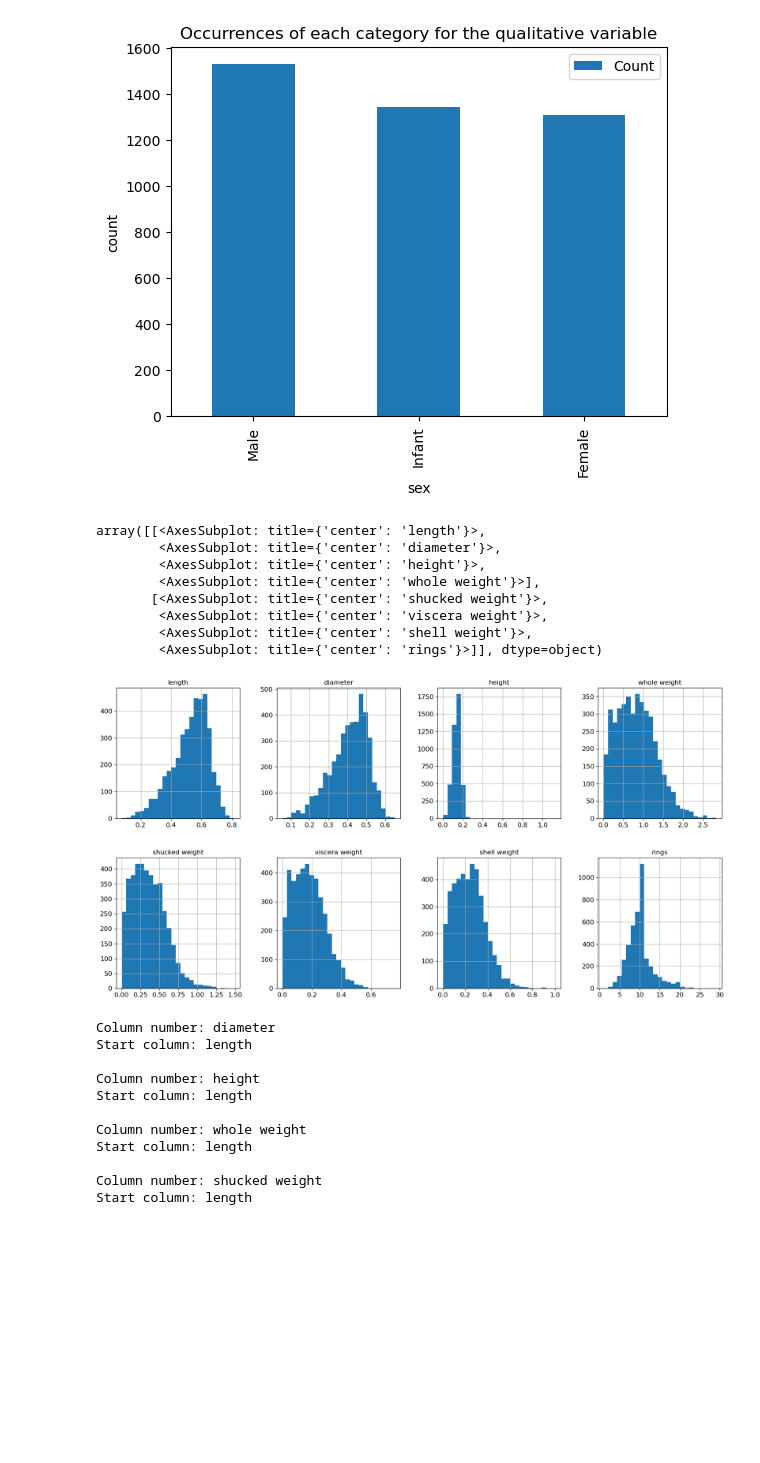
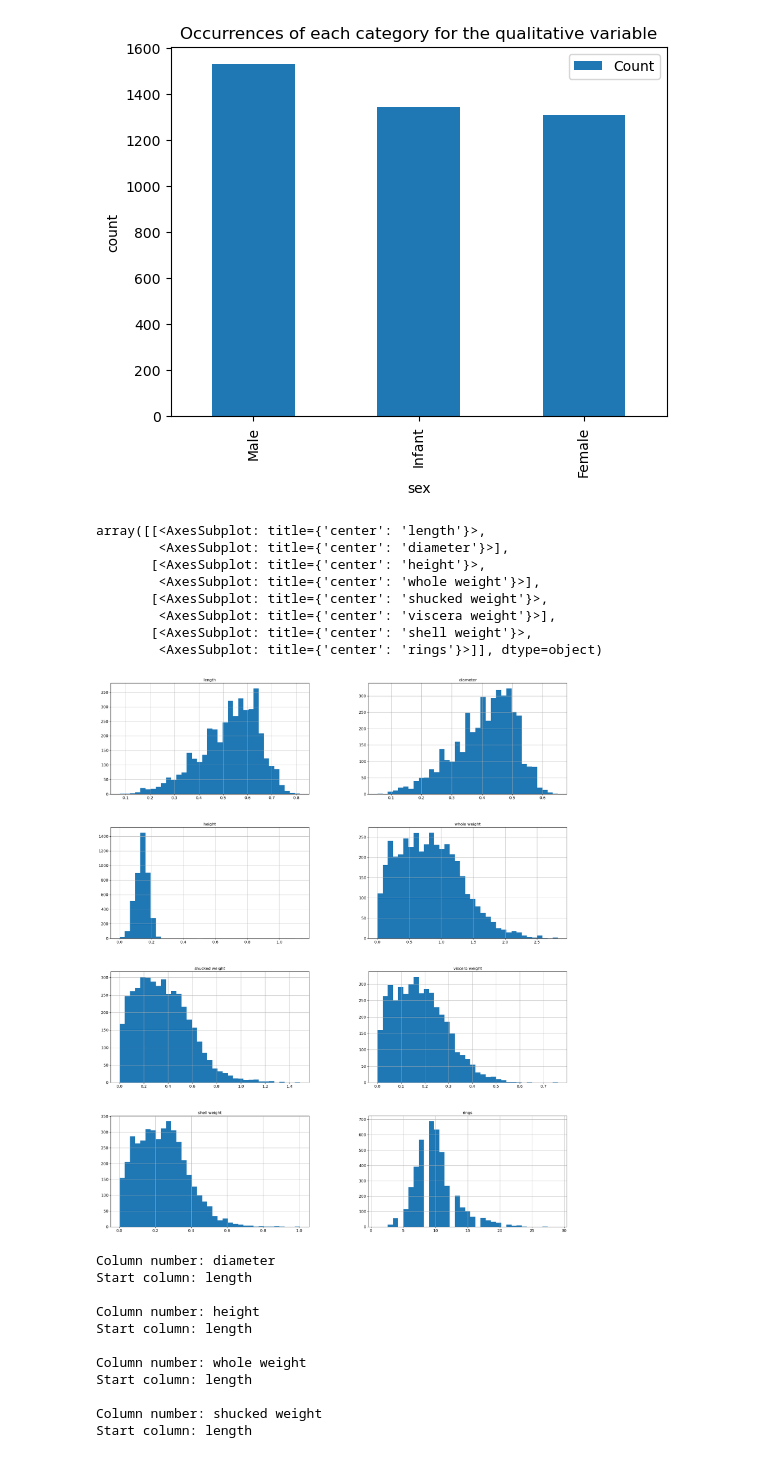
Before and after one commit to Panda1246/programmingInPython, a Jupyter notebook: assignment_1/analysis.ipynb, the cells around one changed output. Saved outputs shown, nothing was run; the diff lists cells and outputs as text; code cells hidden in the pictures; blank space fills up the shorter version.

```diff
--- a/assignment_1/analysis.ipynb
+++ b/assignment_1/analysis.ipynb
@@ -76,18 +76,18 @@ display(distChart)
 # %%
 
 
-dfHist = dataFrame.hist(layout=(2, 4), figsize=(20, 10), xlabelsize=12, ylabelsize=12, bins=25)
+dfHist = dataFrame.hist(layout=(4, 2), figsize=(25, 30), xlabelsize=12, ylabelsize=12, bins=35)
 display(dfHist)
 # %% [output]
 array([[<AxesSubplot: title={'center': 'length'}>,
-        <AxesSubplot: title={'center': 'diameter'}>,
-        <AxesSubplot: title={'center': 'height'}>,
+        <AxesSubplot: title={'center': 'diameter'}>],
+       [<AxesSubplot: title={'center': 'height'}>,
         <AxesSubplot: title={'center': 'whole weight'}>],
        [<AxesSubplot: title={'center': 'shucked weight'}>,
-        <AxesSubplot: title={'center': 'viscera weight'}>,
-        <AxesSubplot: title={'center': 'shell weight'}>,
+        <AxesSubplot: title={'center': 'viscera weight'}>],
+       [<AxesSubplot: title={'center': 'shell weight'}>,
         <AxesSubplot: title={'center': 'rings'}>]], dtype=object)
-[figure, old version]
+[figure, new version]
 # %%
 axes = []
 
```
Also changed, not shown: parts of 3 cells of this notebook.
